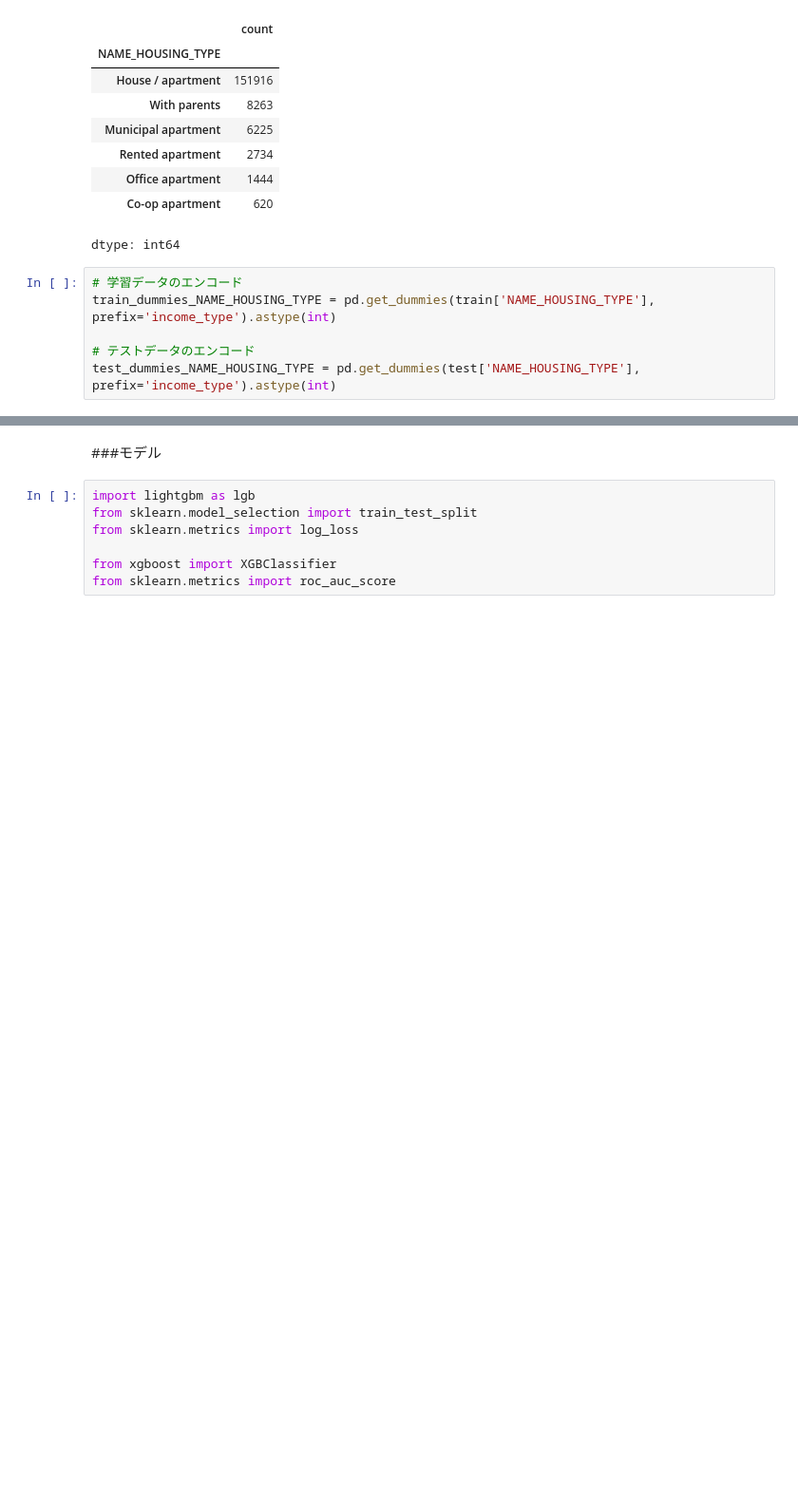
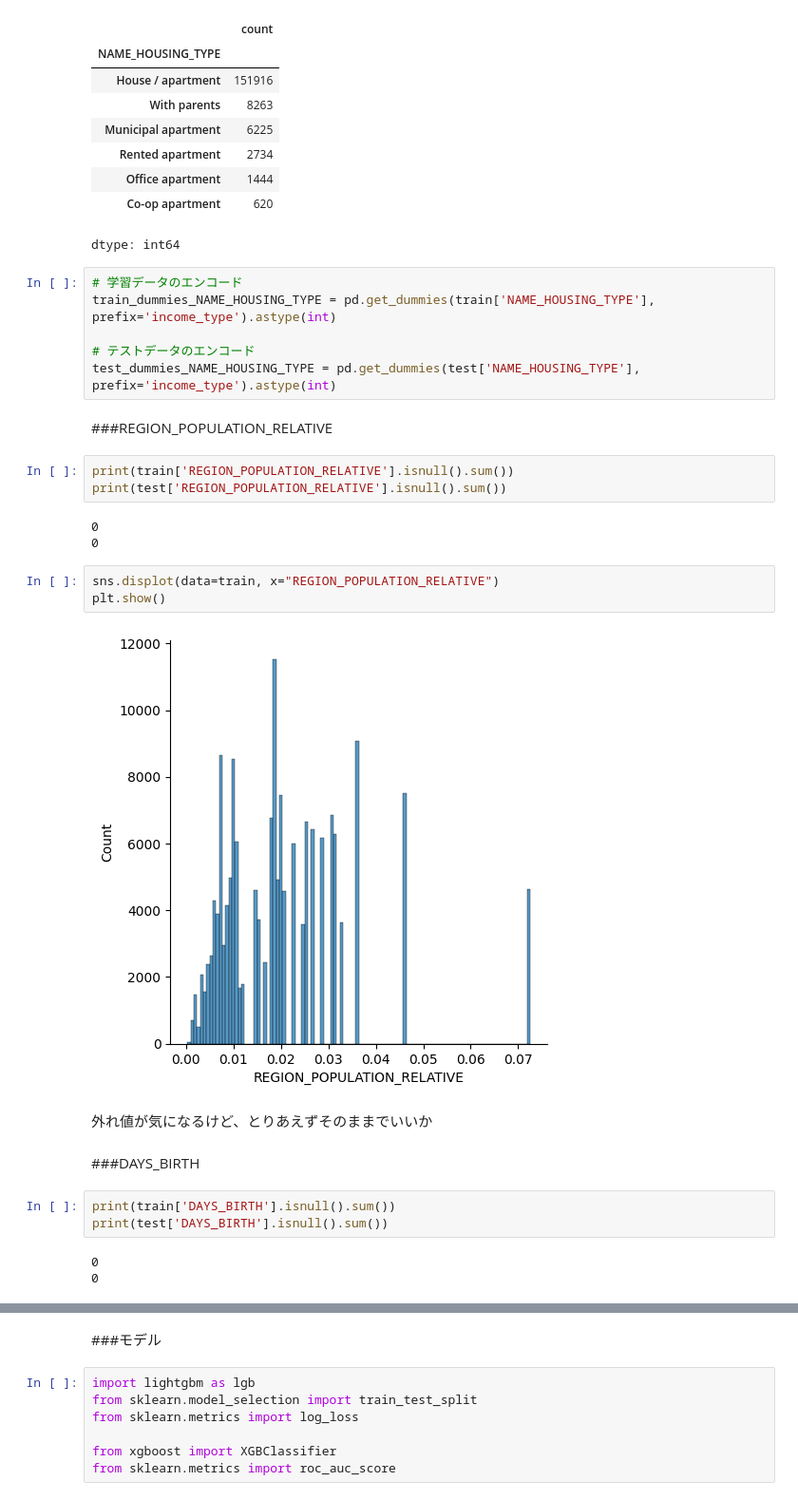
Before and after one commit to aki05162525/gci_compe2, a Jupyter notebook: compe2_ver1.ipynb, the cells around one changed output, grey strips where cells are left out. Shown: that part at 95% size. Drawn from its saved outputs; the diff is of its cells as text; blank space fills up the shorter version.

```diff
--- a/compe2_ver1.ipynb
+++ b/compe2_ver1.ipynb
@@ -555,3 +555,26 @@ train_dummies_NAME_HOUSING_TYPE = pd.get_dummies(train['NAME_HOUSING_TYPE'], pre
 
 # テストデータのエンコード
 test_dummies_NAME_HOUSING_TYPE = pd.get_dummies(test['NAME_HOUSING_TYPE'], prefix='income_type').astype(int)
+# %% [markdown]
+###REGION_POPULATION_RELATIVE
+# %%
+print(train['REGION_POPULATION_RELATIVE'].isnull().sum())
+print(test['REGION_POPULATION_RELATIVE'].isnull().sum())
+# %% [output]
+0
+0
+# %%
+sns.displot(data=train, x="REGION_POPULATION_RELATIVE")
+plt.show()
+# %% [output]
+[figure, added]
+# %% [markdown]
+外れ値が気になるけど、とりあえずそのままでいいか
+# %% [markdown]
+###DAYS_BIRTH
+# %%
+print(train['DAYS_BIRTH'].isnull().sum())
+print(test['DAYS_BIRTH'].isnull().sum())
+# %% [output]
+0
+0
```
Also changed, not shown: parts of 11 cells of this notebook.
